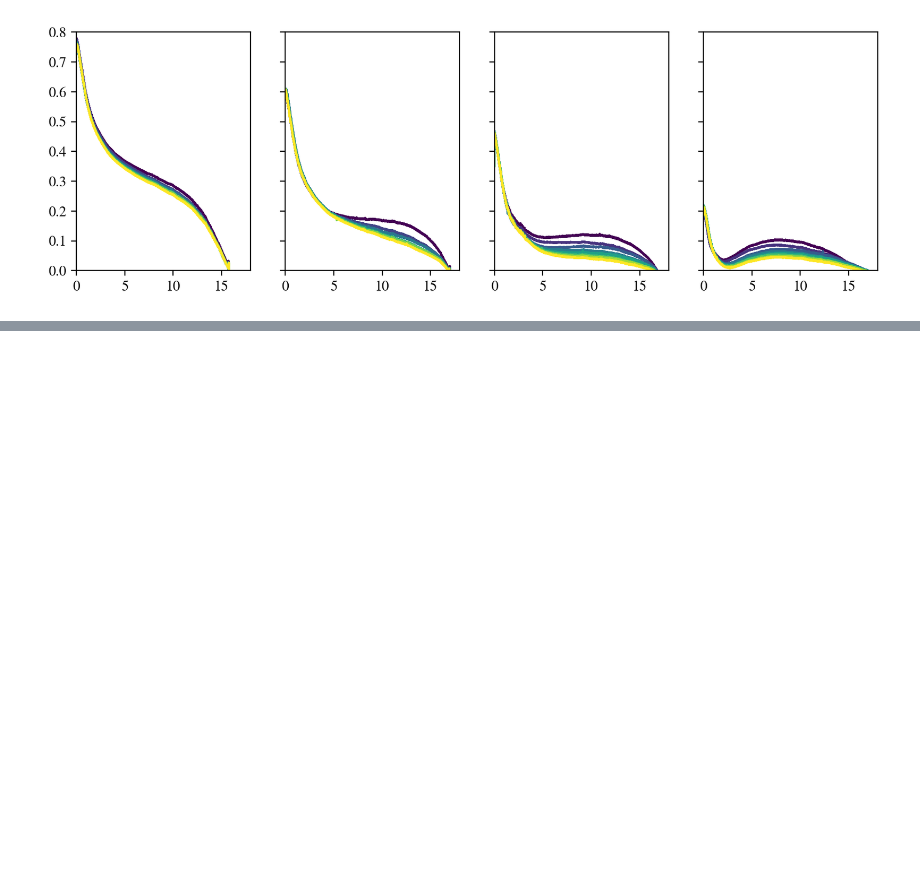
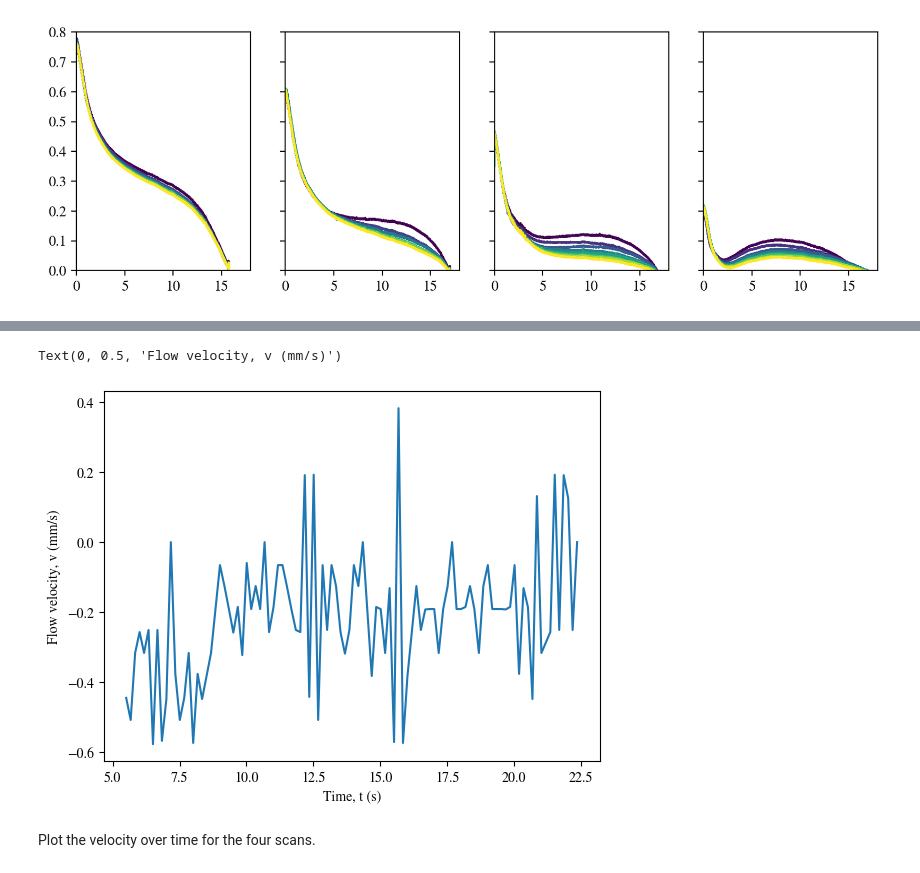
Before and after one commit to ZLoverty/WPM, a Jupyter notebook: Code/Surface_and_flow.ipynb, the cells around one changed output, grey strips where cells are left out. Drawn from its saved outputs; the diff is of its cells as text; code cells hidden in the pictures; blank space fills up the shorter version.

Commit message:
flow measurement

```diff
--- a/Code/Surface_and_flow.ipynb
+++ b/Code/Surface_and_flow.ipynb
@@ -210,0 +219,3 @@ for j in range(4):
+# %%
+flow = pd.read_csv(r"E:\WPM\04292024\flow_field_hand_track\beet_scan4_4_particle.txt", skiprows=2, sep=",").set_index("t")
+flow.head()
@@ -210,0 +230,17 @@ for j in range(4):
+# %%
+vkey_list = []
+for key in flow:
+    if "x" in key:
+        vkey = key.replace("x", "v")
+        vkey_list.append(vkey)
+        flow[vkey] = np.nan
+        flow.loc[flow[key].dropna().index, vkey] = (flow[key].dropna().diff()) / (flow[key].dropna().index.diff().values)
+# %%
+v_mean = flow[vkey_list].mean(axis=1).dropna()
+# %%
+plt.plot(v_mean)
+plt.xlabel("Time, t (s)")
+plt.ylabel("Flow velocity, v (mm/s)")
+# %% [output]
+Text(0, 0.5, 'Flow velocity, v (mm/s)')
+[figure, added]
@@ -210,0 +249,2 @@ for j in range(4):
+# %% [markdown]
+Plot the velocity over time for the four scans.
```
Also changed, not shown: parts of 7 cells of this notebook, 1 other file.
